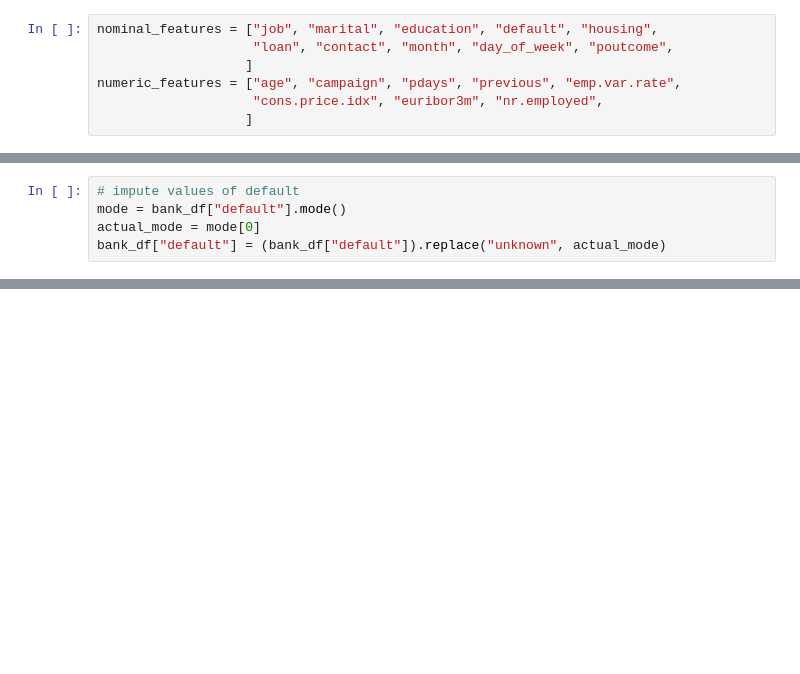
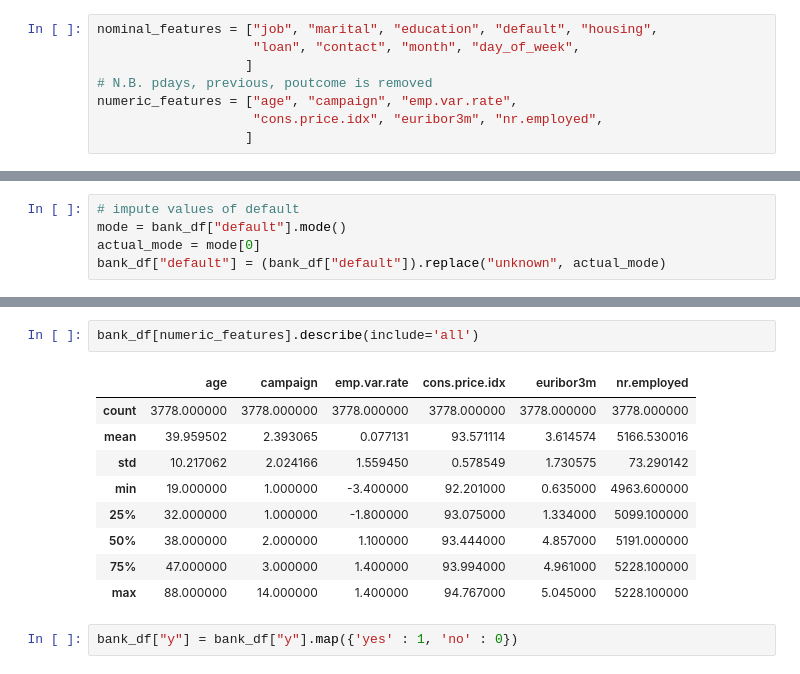
Before and after one commit to acsdavid97/TUCN_CS_3yr-2, a Jupyter notebook: IS/project/bank.ipynb, the cells around one changed output, grey strips where cells are left out. Cells and saved outputs as stored; diff of their text form; blank space fills up the shorter version.

```diff
--- a/IS/project/bank.ipynb
+++ b/IS/project/bank.ipynb
@@ -78,9 +192,10 @@ bank_data_set.describe(include='all')
 # Cleaning the dataset
 # %%
 nominal_features = ["job", "marital", "education", "default", "housing",
-                    "loan", "contact", "month", "day_of_week", "poutcome",
+                    "loan", "contact", "month", "day_of_week",
                    ]
-numeric_features = ["age", "campaign", "pdays", "previous", "emp.var.rate",
+# N.B. pdays, previous, poutcome is removed
+numeric_features = ["age", "campaign", "emp.var.rate",
                     "cons.price.idx", "euribor3m", "nr.employed",
                    ]
 # %%
@@ -115 +244,15 @@ bank_df["default"] = (bank_df["default"]).replace("unknown", actual_mode)
+# %%
+bank_df[numeric_features].describe(include='all')
+# %% [output]
+|  | age | campaign | emp.var.rate | cons.price.idx | euribor3m | nr.employed |
+| count | 3778.000000 | 3778.000000 | 3778.000000 | 3778.000000 | 3778.000000 | 3778.000000 |
+| mean | 39.959502 | 2.393065 | 0.077131 | 93.571114 | 3.614574 | 5166.530016 |
+| std | 10.217062 | 2.024166 | 1.559450 | 0.578549 | 1.730575 | 73.290142 |
+| min | 19.000000 | 1.000000 | -3.400000 | 92.201000 | 0.635000 | 4963.600000 |
+| 25% | 32.000000 | 1.000000 | -1.800000 | 93.075000 | 1.334000 | 5099.100000 |
+| 50% | 38.000000 | 2.000000 | 1.100000 | 93.444000 | 4.857000 | 5191.000000 |
+| 75% | 47.000000 | 3.000000 | 1.400000 | 93.994000 | 4.961000 | 5228.100000 |
+| max | 88.000000 | 14.000000 | 1.400000 | 94.767000 | 5.045000 | 5228.100000 |
+# %%
+bank_df["y"] = bank_df["y"].map({'yes' : 1, 'no' : 0})
 # %%
```
Also changed, not shown: parts of 24 cells of this notebook.
